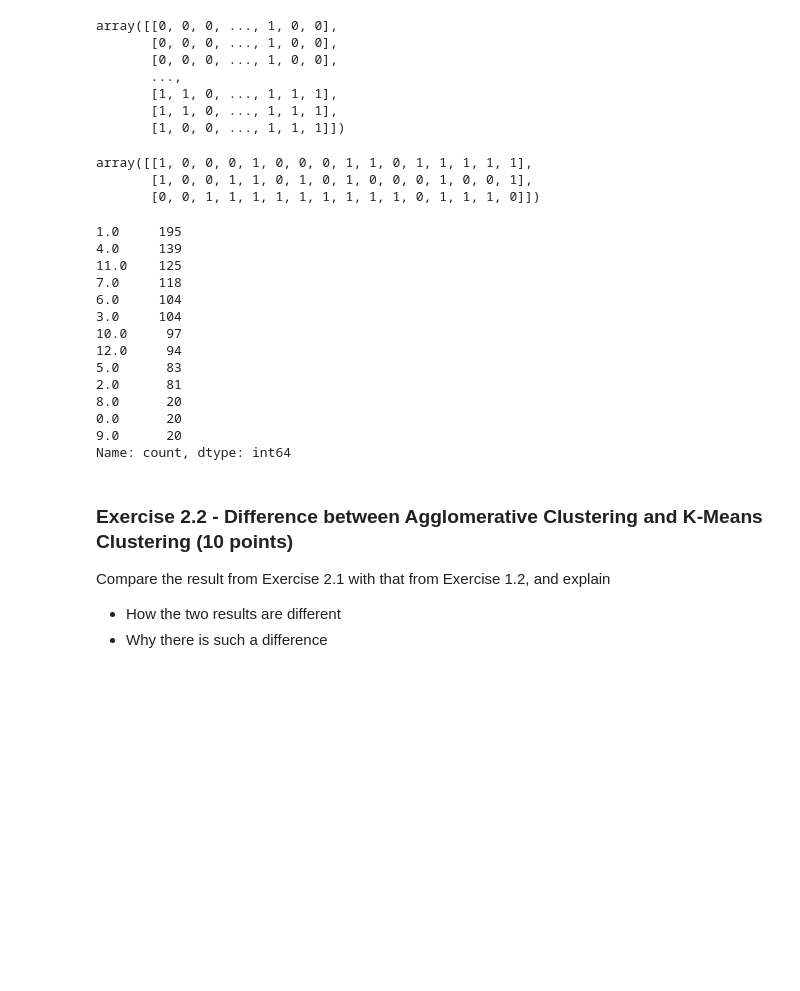
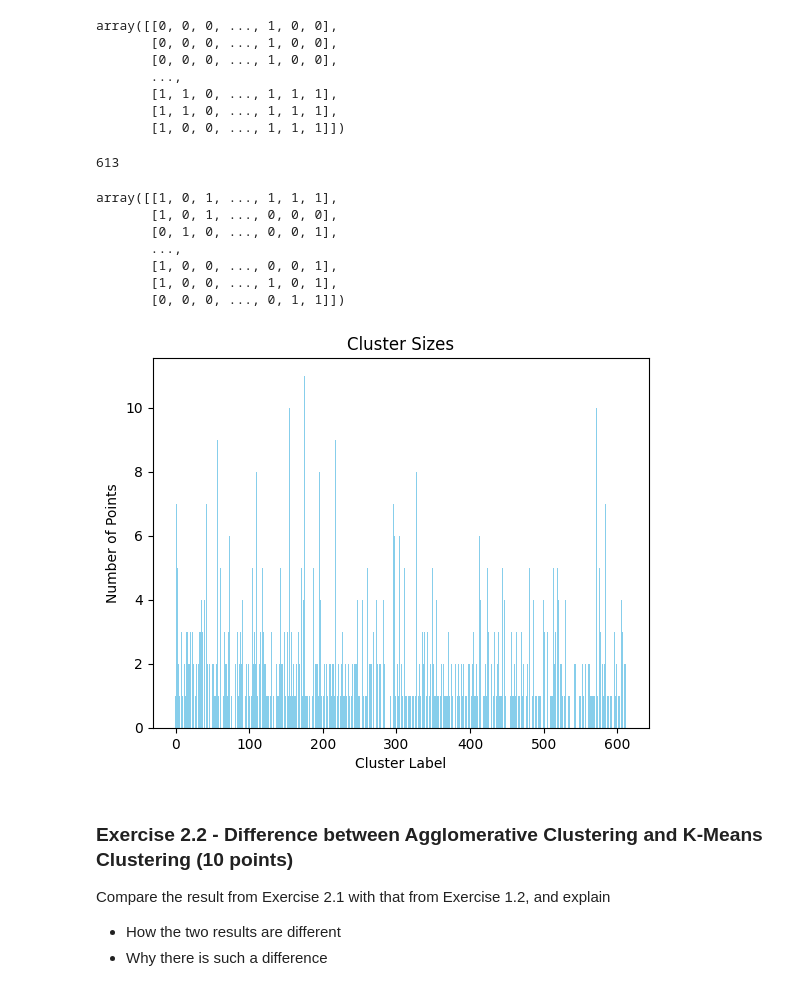
Before and after one commit to SriSupratikTalari/hw3, a Jupyter notebook: Clustering_and_Dimensional_Reduction.ipynb, the cells around one changed output. Drawn from its saved outputs; the diff is of its cells as text; code cells hidden in the pictures; blank space fills up the shorter version.

```diff
--- a/Clustering_and_Dimensional_Reduction.ipynb
+++ b/Clustering_and_Dimensional_Reduction.ipynb
@@ -160,50 +184,50 @@ array([[0, 0, 0, ..., 1, 0, 0],
        [1, 1, 0, ..., 1, 1, 1],
        [1, 1, 0, ..., 1, 1, 1],
        [1, 0, 0, ..., 1, 1, 1]])
+# %%
+len(clusters)
+# %% [output]
+613
 # %%
-k=3
+k=len(clusters)
 indexes=np.random.choice(len(X), k, replace=False)
 centers=X[indexes]
 centers
 # %% [output]
-array([[1, 0, 0, 0, 1, 0, 0, 0, 1, 1, 0, 1, 1, 1, 1, 1],
-       [1, 0, 0, 1, 1, 0, 1, 0, 1, 0, 0, 0, 1, 0, 0, 1],
-       [0, 0, 1, 1, 1, 1, 1, 1, 1, 1, 1, 0, 1, 1, 1, 0]])
+array([[1, 0, 1, ..., 1, 1, 1],
+       [1, 0, 1, ..., 0, 0, 0],
+       [0, 1, 0, ..., 0, 0, 1],
+       ...,
+       [1, 0, 0, ..., 0, 0, 1],
+       [1, 0, 0, ..., 1, 0, 1],
+       [0, 0, 0, ..., 0, 1, 1]])
 # %%
 def K_means(X,k):
     indexes=np.random.choice(len(X), k, replace=False)
     centers=X[indexes]
     labels=np.zeros(len(X))
     max_iter=2
     for _ in range(max_iter):
         for i in range(len(X)):
             min_index=0
             min_dist=float('inf')
             for j in range(len(centers)):
-                if cosine_distance(X[i],centers[j])<min_dist:
+                if manhattan(X[i],centers[j])<min_dist:
                     min_index=j
-                    min_dist=cosine_distance(X[i],centers[j])
+                    min_dist=manhattan(X[i],centers[j])
             labels[i]=min_index
         new_centers= np.array([X[labels == i].mean(axis=0) if np.sum(labels == i) > 0 else centers[i] for i in range(k)])
         centers = new_centers
     return labels
-labels=K_means(X,k=13)
-pd.Series(labels).value_counts()
+labels=K_means(X,k=len(clusters))
+counts=pd.Series(labels).value_counts()
+plt.bar(counts.index, counts.values, color="skyblue")
+plt.xlabel("Cluster Label")
+plt.ylabel("Number of Points")
+plt.title("Cluster Sizes")
+plt.show()
 # %% [output]
-1.0     195
-4.0     139
-11.0    125
-7.0     118
-6.0     104
-3.0     104
-10.0     97
-12.0     94
-5.0      83
-2.0      81
-8.0      20
-0.0      20
-9.0      20
-Name: count, dtype: int64
+[figure, added]
 # %% [markdown]
 ### Exercise 2.2 - Difference between Agglomerative Clustering and K-Means Clustering (10 points)
 
```
Also changed, not shown: parts of 15 cells of this notebook.
